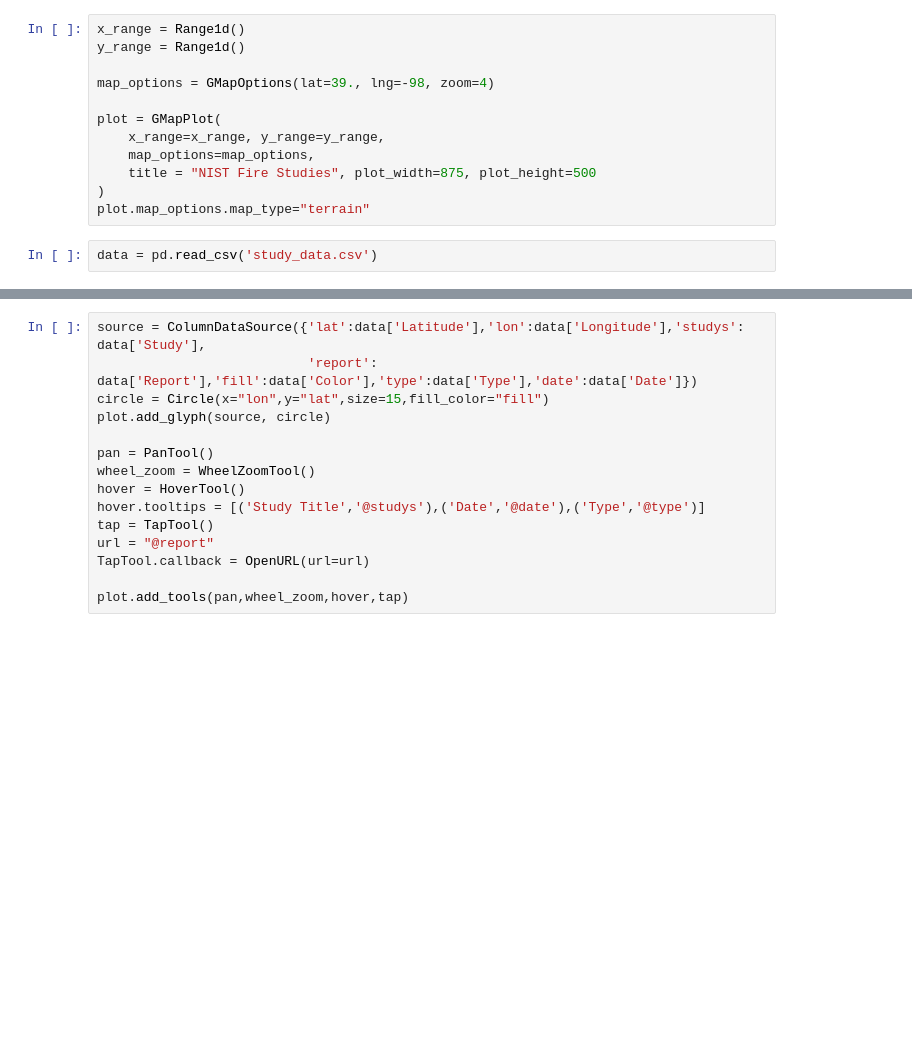
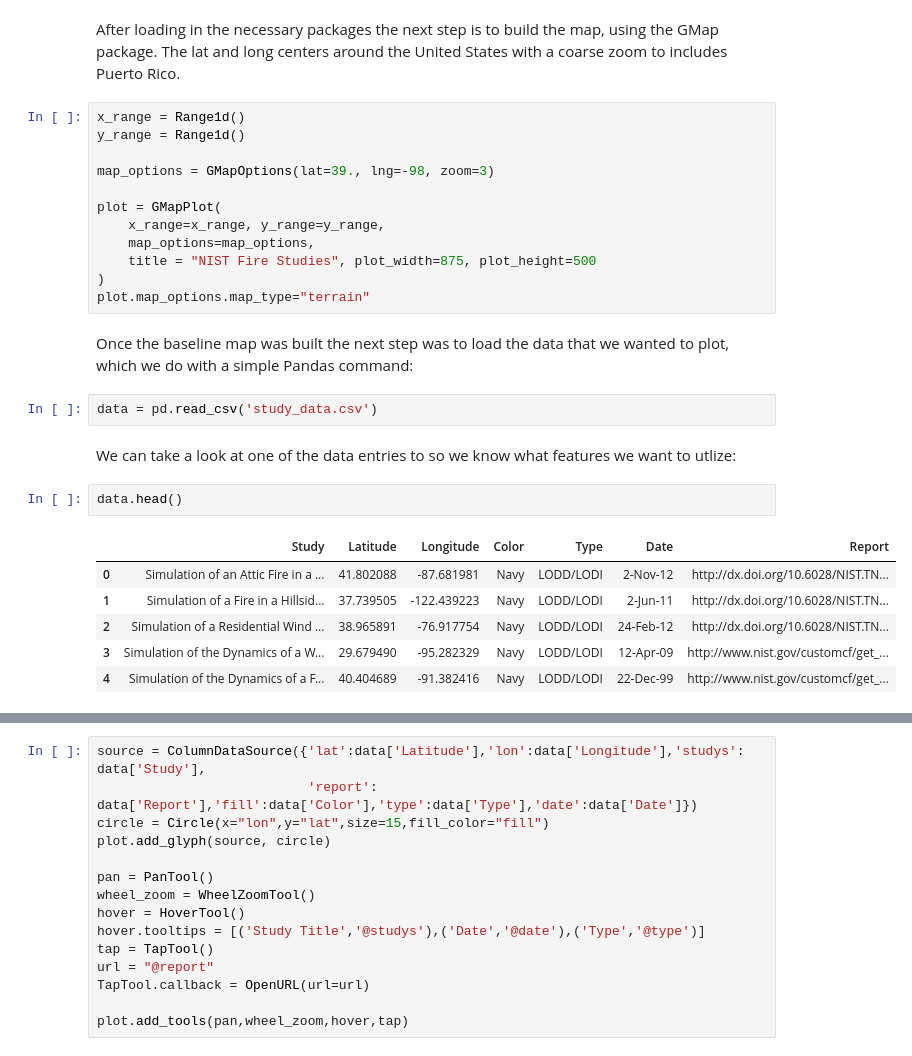
Before and after one commit to cweinschenk/cweinschenk, a Jupyter notebook: Map_Plotting/NIST_Study_Map.ipynb, the cells around one changed output, grey strips where cells are left out. Cells and saved outputs as stored; diff of their text form; blank space fills up the shorter version.

Commit message:
update ipython notebook and data

```diff
--- a/Map_Plotting/NIST_Study_Map.ipynb
+++ b/Map_Plotting/NIST_Study_Map.ipynb
@@ -8,11 +12,14 @@ from bokeh.models import (
 output_notebook()
 # %% [output]
 [interactive output not drawn]
+# %% [markdown]
+After loading in the necessary packages the next step is to build the map, using the GMap package. The lat and long
+centers around the United States with a coarse zoom to includes Puerto Rico.
 # %%
 x_range = Range1d()
 y_range = Range1d()
 
-map_options = GMapOptions(lat=39., lng=-98, zoom=4)
+map_options = GMapOptions(lat=39., lng=-98, zoom=3)
 
 plot = GMapPlot(
     x_range=x_range, y_range=y_range,
@@ -20,5 +27,18 @@ plot = GMapPlot(
     title = "NIST Fire Studies", plot_width=875, plot_height=500
 )
 plot.map_options.map_type="terrain"
+# %% [markdown]
+Once the baseline map was built the next step was to load the data that we wanted to plot, which we do with a simple Pandas command:
 # %%
 data = pd.read_csv('study_data.csv')
+# %% [markdown]
+We can take a look at one of the data entries to so we know what features we want to utlize:
+# %%
+data.head()
+# %% [output]
+|  | Study | Latitude | Longitude | Color | Type | Date | Report |
+| 0 | Simulation of an Attic Fire in a ... | 41.802088 | -87.681981 | Navy | LODD/LODI | 2-Nov-12 | http://dx.doi.org/10.6028/NIST.TN... |
+| 1 | Simulation of a Fire in a Hillsid... | 37.739505 | -122.439223 | Navy | LODD/LODI | 2-Jun-11 | http://dx.doi.org/10.6028/NIST.TN... |
+| 2 | Simulation of a Residential Wind ... | 38.965891 | -76.917754 | Navy | LODD/LODI | 24-Feb-12 | http://dx.doi.org/10.6028/NIST.TN... |
+| 3 | Simulation of the Dynamics of a W... | 29.679490 | -95.282329 | Navy | LODD/LODI | 12-Apr-09 | http://www.nist.gov/customcf/get_... |
+| 4 | Simulation of the Dynamics of a F... | 40.404689 | -91.382416 | Navy | LODD/LODI | 22-Dec-99 | http://www.nist.gov/customcf/get_... |
```
Also changed, not shown: parts of 3 cells of this notebook, 1 other file.
